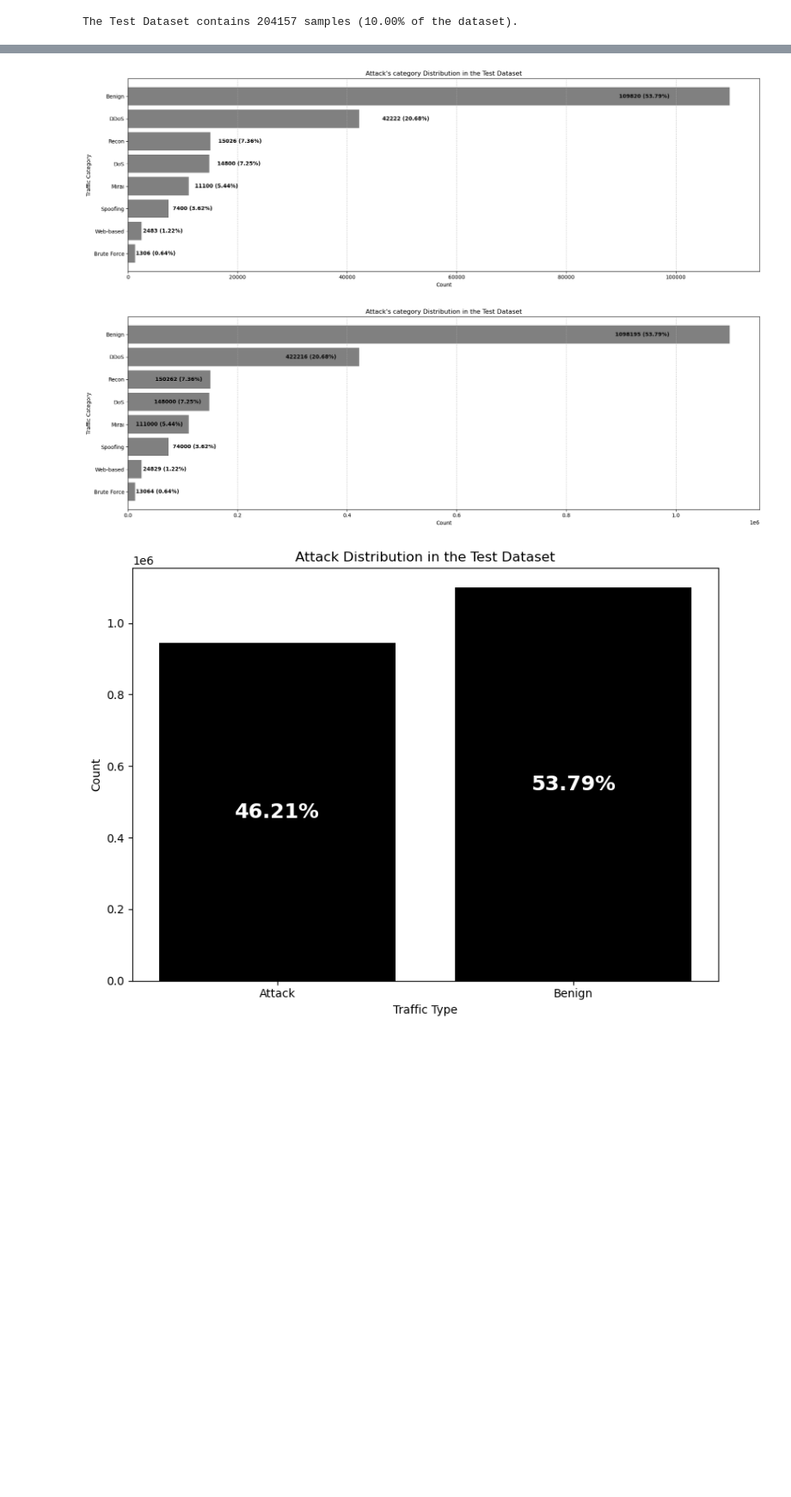
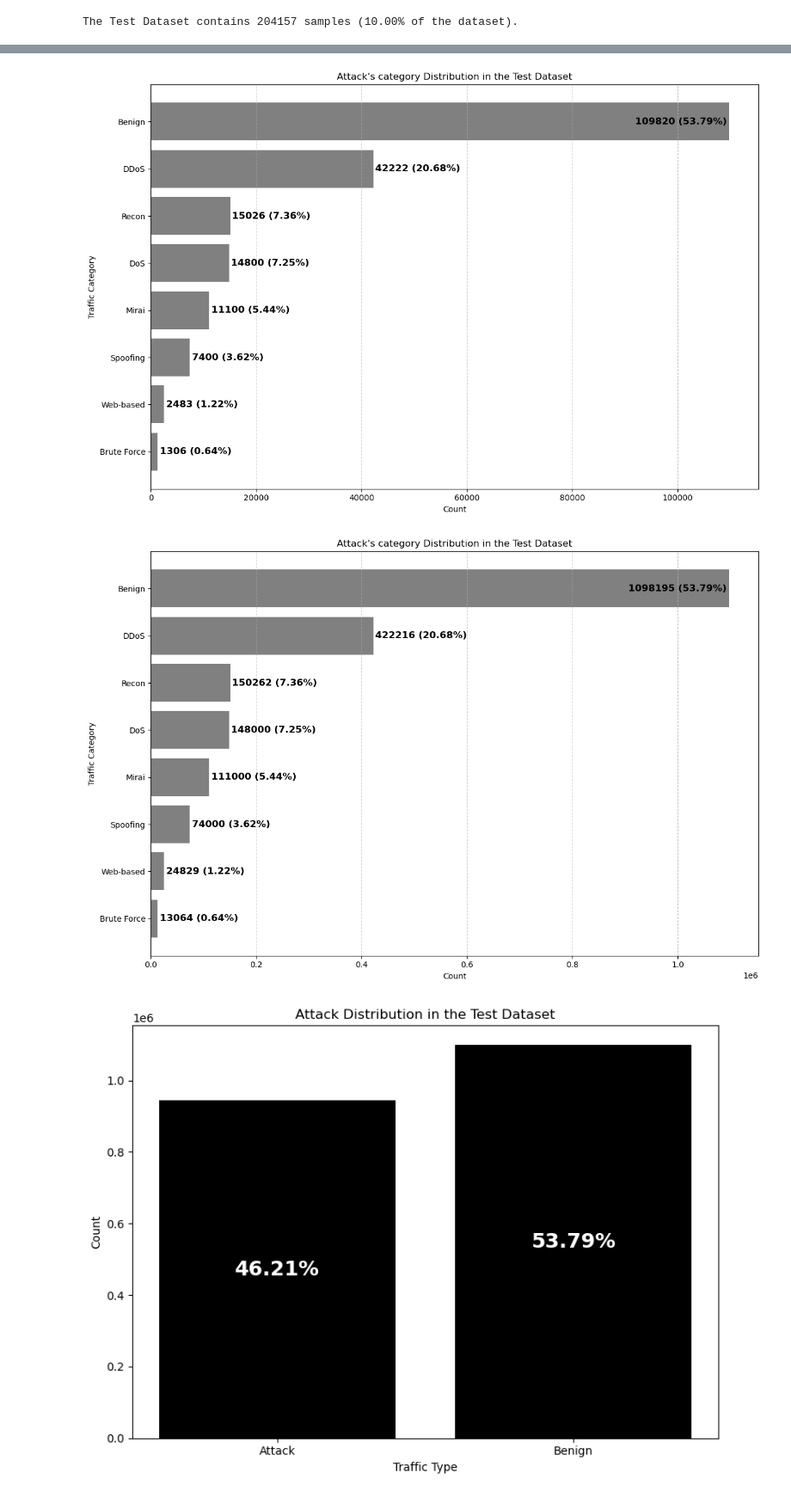
Before and after one commit to NuriaArques/AI-based-IDS-in-5G-networks, a Jupyter notebook: notebooks/Partitions.ipynb, the cells around one changed output, grey strips where cells are left out. Shown at 86% size. Drawn from its saved outputs; the diff is of its cells as text; code cells hidden in the pictures; blank space fills up the shorter version.

```diff
--- a/notebooks/Partitions.ipynb
+++ b/notebooks/Partitions.ipynb
@@ -106,7 +106,16 @@ def LabelEncoding(df_initial, df_encoded):
     names['attack_type_num'] = names['label'].map(attack_type_mapping)
 
     df_labels = names[['grouped_label', 'attack_cat_num', 'label', 'attack_type_num', 'count']].drop_duplicates()
+    df_labels = df_labels.rename(columns={'grouped_label': 'attack_cat_name', 'label': 'attack_type_name'})
 
-    return df_labels.rename(columns={'grouped_label': 'attack_cat_name', 'label': 'attack_type_name'})
+    mask = df_labels['attack_cat_name'] == 'Web-based'
+    df_labels.loc[mask, 'attack_type_name'] = 'WebBased-' + df_labels.loc[mask, 'attack_type_name']
+
+    df_labels.loc[df_labels['attack_type_name'] == 'VulnerabilityScan', 'attack_type_name'] = 'Recon-' + df_labels.loc[df_labels['attack_type_name'] == 'VulnerabilityScan', 'attack_type_name']
+
+    mask = df_labels['attack_cat_name'] == 'Spoofing'
+    df_labels.loc[mask, 'attack_type_name'] = ('Spoofing-' + df_labels.loc[mask, 'attack_type_name'].str.replace('Spoofing[_-]?', '', regex=True).str.replace('_', '', regex=False))
+
+    return df_labels
 # %%
 def FullAttackTypeDistribution(df_labels):
@@ -234,12 +247,14 @@ def AttackTypeDistribution(partitions, nodes, df_labels, part="balanced"):
         plt.tight_layout()
         plt.show()
 # %%
-def AttackCategoryDistribution(partitions, nodes, df_labels, part=None):
+def AttackCategoryDistribution(partitions, nodes, df_labels, lim = 130000, part=None):
     """For each node in the environment, plot showing the amount of samples per attack category and benign traffic"""
 
-    fig, axes = plt.subplots(1, nodes, figsize=(18, 6))
     if nodes == 1:
+        fig, axes = plt.subplots(1, nodes, figsize=(12, 8))
         axes = [axes]
+    else:
+        fig, axes = plt.subplots(1, nodes, figsize=(18, 6))
 
     if part:
         fig.suptitle(part, fontsize=16, fontweight='black')
@@ -253,16 +268,17 @@ def AttackCategoryDistribution(partitions, nodes, df_labels, part=None):
         attack_counts['percentage'] = (attack_counts['count'] / attack_counts['count'].sum()) * 100
         ax = axes[i]
         bars = ax.barh(attack_counts['attack_cat_name'], attack_counts['count'], color='grey')
+        min_bar_width = min(bar.get_width() for bar in bars)
 
         for bar, count, percentage in zip(bars, attack_counts['count'], attack_counts['percentage']):
             yval = bar.get_width()
-            if yval < 100000:
-                ax.text(yval + 0.1*yval, bar.get_y() + bar.get_height() / 2, f'{count} ({percentage:.2f}%)', ha='left', va='center', color='black', fontsize=10, fontweight='bold')
+            if yval < lim:
+                ax.text(yval + 0.3*min_bar_width, bar.get_y() + bar.get_height() / 2, f'{count} ({percentage:.2f}%)', ha='left', va='center', color='black', fontsize=12, fontweight='bold')
             else:
-                ax.text(yval - 0.1*yval, bar.get_y() + bar.get_height() / 2, f'{count} ({percentage:.2f}%)', ha='right', va='center', color='black', fontsize=10, fontweight='bold')
+                ax.text(yval - 0.4*min_bar_width, bar.get_y() + bar.get_height() / 2, f'{count} ({percentage:.2f}%)', ha='right', va='center', color='black', fontsize=12, fontweight='bold')
 
         if nodes > 1:
-            ax.set_title(f"Attack's category Distribution in Node {i}")
+            ax.set_title(f"Attack's category Distribution in Node {i+1}")
         else:
             ax.set_title("Attack's category Distribution in the Test Dataset")
         ax.set_ylabel("Traffic Category")
@@ -332,9 +348,9 @@ AttackTypeDistribution(df_test, 1, df_labels)
 # %%
-AttackCategoryDistribution(df_test, 1, df_labels)
-AttackCategoryDistribution(df, 1, df_labels)
+AttackCategoryDistribution(df_test, 1, df_labels, lim=4.3e4)
+AttackCategoryDistribution(df, 1, df_labels, 4.3e5)
 # %% [output]
-[figure, old version]
+[figure, new version]
-[figure, old version]
+[figure, new version]
 # %%
 TrafficDistribution(df_test, 1)
 # %% [output]
```
Also changed, not shown: parts of 10 cells of this notebook, 3 other files.
